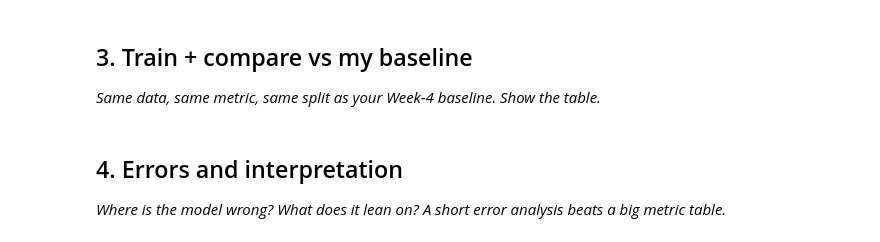
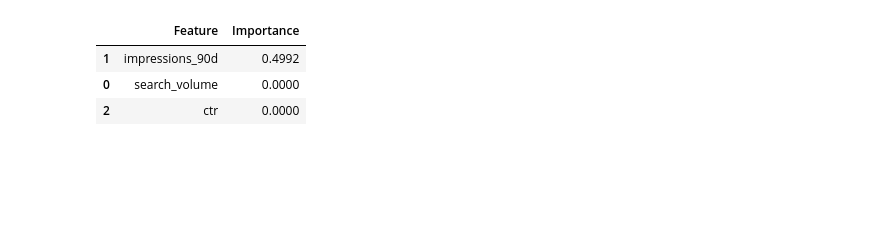
Before and after one commit to prachichoudhary2004/FlyRank, a Jupyter notebook: work/notebooks/w05_model.ipynb, the cells around one changed output. Drawn from its saved outputs; the diff is of its cells as text; code cells hidden in the pictures; blank space fills up the shorter version.

```diff
--- a/work/notebooks/w05_model.ipynb
+++ b/work/notebooks/w05_model.ipynb
@@ -19,0 +41,26 @@ This skeleton is yours to fill. Work the sections **in order** — each one has
+# %%
+# This cell is for CODE (numbers, a query, a check).
+# Write your text answer in the cell ABOVE this one — typing sentences here breaks Run All.
+from sklearn.model_selection import train_test_split
+
+df["target"] = (
+    (df["impressions_90d"] < df["impressions_90d"].median())
+).astype(int)
+
+features = [
+    "search_volume",
+    "impressions_90d",
+    "ctr"
+]
+
+X = df[features]
+y = df["target"]
+
+X_train, X_test, y_train, y_test = train_test_split(
+    X,
+    y,
+    test_size=0.2,
+    random_state=42
+)
+
+print(X_train.shape, X_test.shape)
@@ -20,7 +116,26 @@ This skeleton is yours to fill. Work the sections **in order** — each one has
 # %%
 # This cell is for CODE (numbers, a query, a check).
 # Write your text answer in the cell ABOVE this one — typing sentences here breaks Run All.
+from sklearn.inspection import permutation_importance
+
+importance = permutation_importance(
+    model,
+    X_test,
+    y_test,
+    random_state=42
+)
+
+importance_df = pd.DataFrame({
+    "Feature": features,
+    "Importance": importance.importances_mean
+}).sort_values(
+    "Importance",
+    ascending=False
+)
+
+display(importance_df)
+# %% [output]
+|  | Feature | Importance |
+| 1 | impressions_90d | 0.4992 |
+| 0 | search_volume | 0.0000 |
+| 2 | ctr | 0.0000 |
-# %% [markdown]
-## 3. Train + compare vs my baseline
-
-*Same data, same metric, same split as your Week-4 baseline. Show the table.*
@@ -30,4 +141,0 @@ This skeleton is yours to fill. Work the sections **in order** — each one has
-# %% [markdown]
-## 4. Errors and interpretation
-
-*Where is the model wrong? What does it lean on? A short error analysis beats a big metric table.*
```
Also changed, not shown: parts of 14 cells of this notebook.
